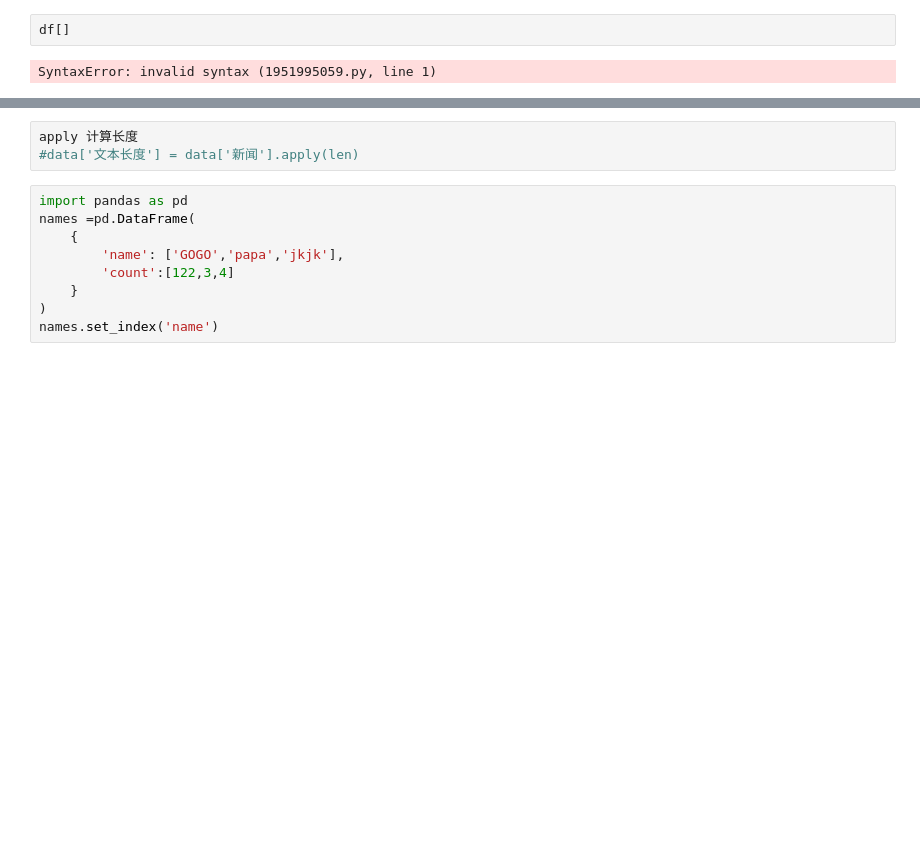
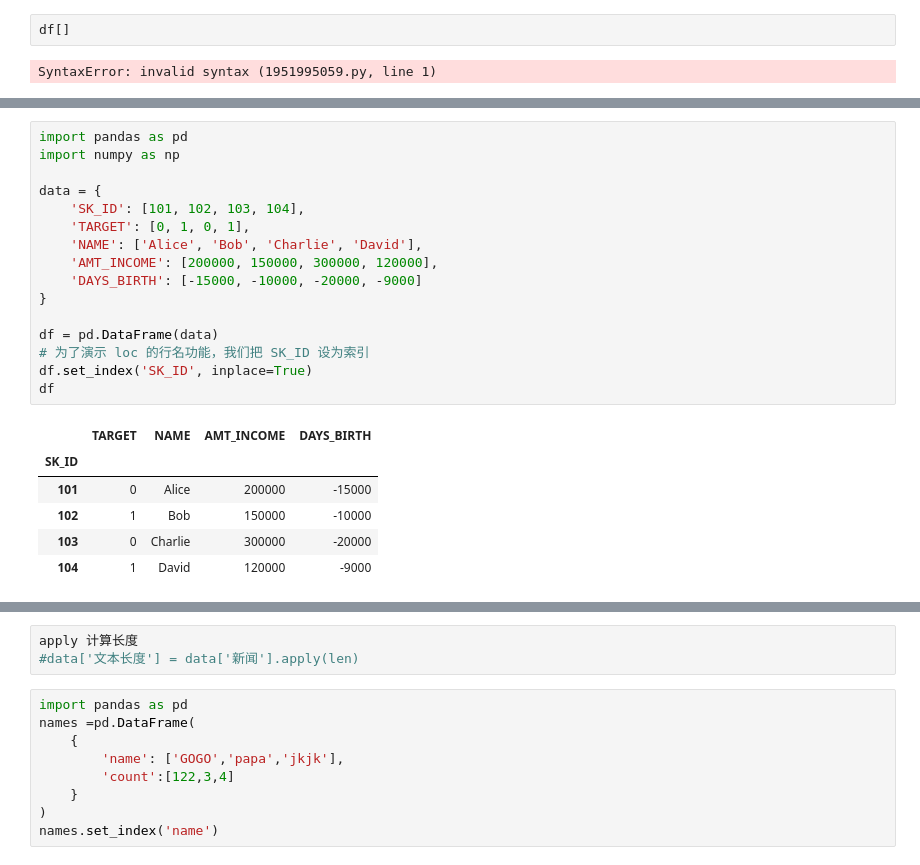
Before and after one commit to ddongzi/data-analysis, a Jupyter notebook: MLcook/Pandas.ipynb, the cells around one changed output, grey strips where cells are left out. Cells and saved outputs as stored; diff of their text form; blank space fills up the shorter version.

```diff
--- a/MLcook/Pandas.ipynb
+++ b/MLcook/Pandas.ipynb
@@ -2118,0 +2230,23 @@ SyntaxError: invalid syntax (1951995059.py, line 1)
+# %%
+import pandas as pd
+import numpy as np
+
+data = {
+    'SK_ID': [101, 102, 103, 104],
+    'TARGET': [0, 1, 0, 1],
+    'NAME': ['Alice', 'Bob', 'Charlie', 'David'],
+    'AMT_INCOME': [200000, 150000, 300000, 120000],
+    'DAYS_BIRTH': [-15000, -10000, -20000, -9000]
+}
+
+df = pd.DataFrame(data)
+# 为了演示 loc 的行名功能，我们把 SK_ID 设为索引
+df.set_index('SK_ID', inplace=True)
+df
+# %% [output]
+|  | TARGET | NAME | AMT_INCOME | DAYS_BIRTH |
+| SK_ID |  |  |  |  |
+| 101 | 0 | Alice | 200000 | -15000 |
+| 102 | 1 | Bob | 150000 | -10000 |
+| 103 | 0 | Charlie | 300000 | -20000 |
+| 104 | 1 | David | 120000 | -9000 |
```
Also changed, not shown: parts of 211 cells of this notebook, 21 other files.
